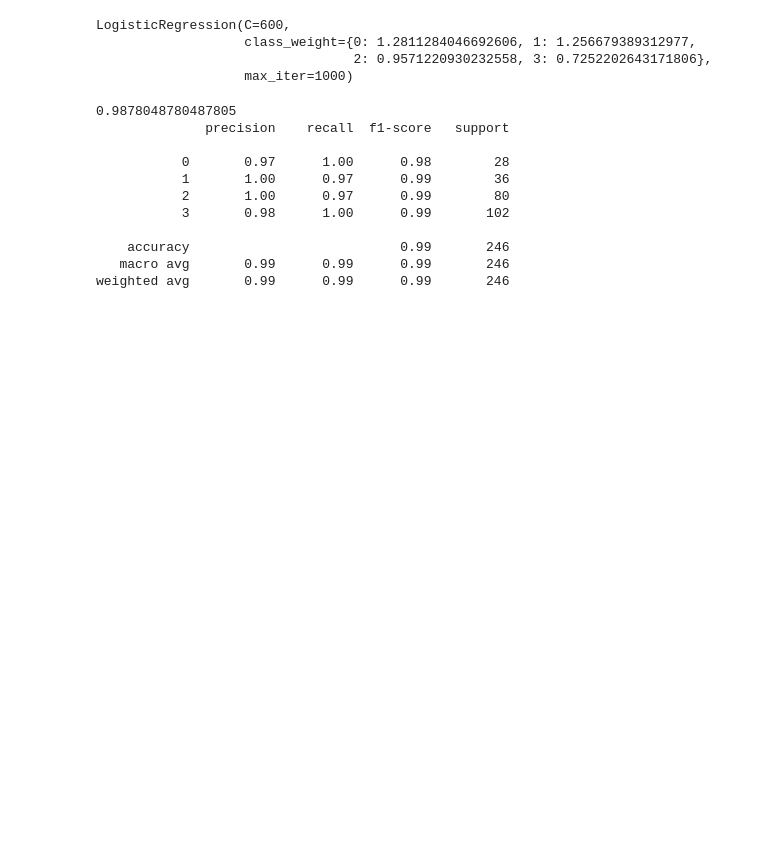
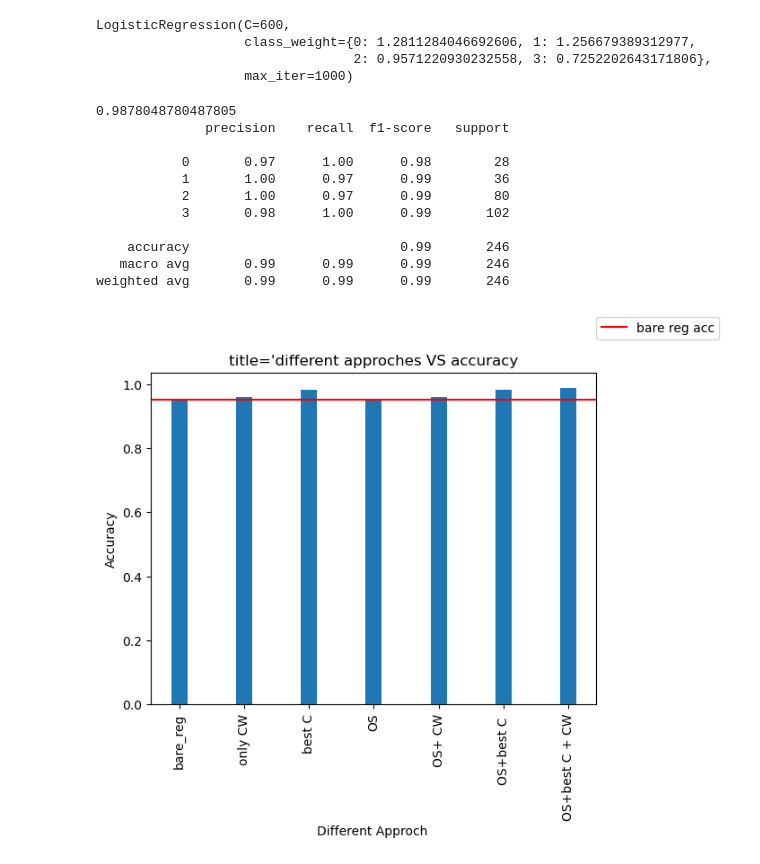
Before and after one commit to Thebrownboy/BioMetrica, a Jupyter notebook: Pipe_Line_Logistic_Regression.ipynb, the cells around one changed output. Saved outputs shown, nothing was run; the diff lists cells and outputs as text; code cells hidden in the pictures; blank space fills up the shorter version.

```diff
--- a/Pipe_Line_Logistic_Regression.ipynb
+++ b/Pipe_Line_Logistic_Regression.ipynb
@@ -432,3 +477,21 @@ weighted avg       0.99      0.99      0.99       246
 # %%
 with open("Best_Logistic_Regression_Model.h5","wb") as fb:
             pickle.dump(best_oversampled_class_weights,fb)
+# %%
+plt.bar(["bare_reg","only CW","best C","OS",
+        "OS+ CW","OS+best C ","OS+best C + CW"],
+        [bare_accuracy,only_weights_accuracy,only_C_accuracy,
+        bare_oversampled_accuracy,oversampled_class_weights_accuracy,Oversampled_C_only_accuracy
+        ,best_oversampled_class_weights_accuracy ]
+        ,width=0.25,)
+plt.title("title='different approches VS accuracy")
+plt.xticks(rotation='vertical')
+plt.axhline(bare_accuracy, color='red',label='bare reg acc')
+plt.legend(loc=[1,1.1])
+plt.xlabel('Different Approch ')
+plt.ylabel('Accuracy')
+
+
+plt.show()
+# %% [output]
+[figure, added]
```
Also changed, not shown: parts of 7 cells of this notebook, 18 other files.
